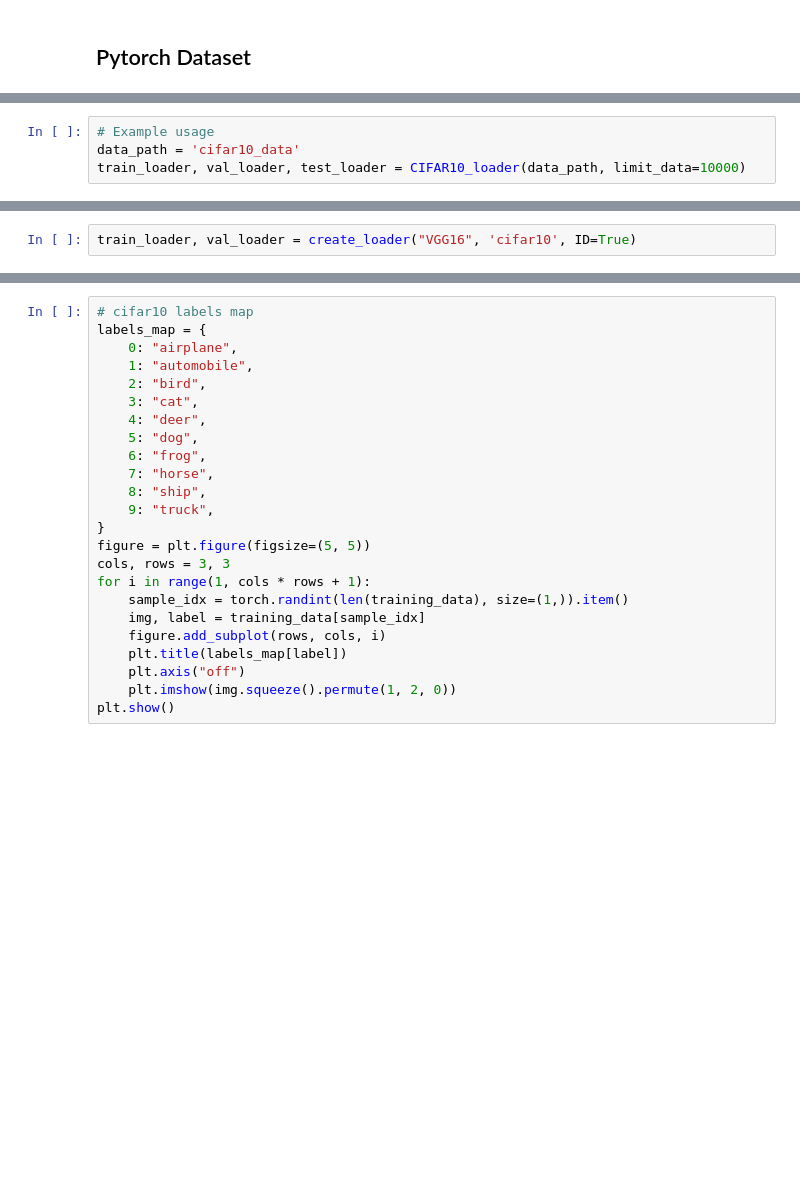
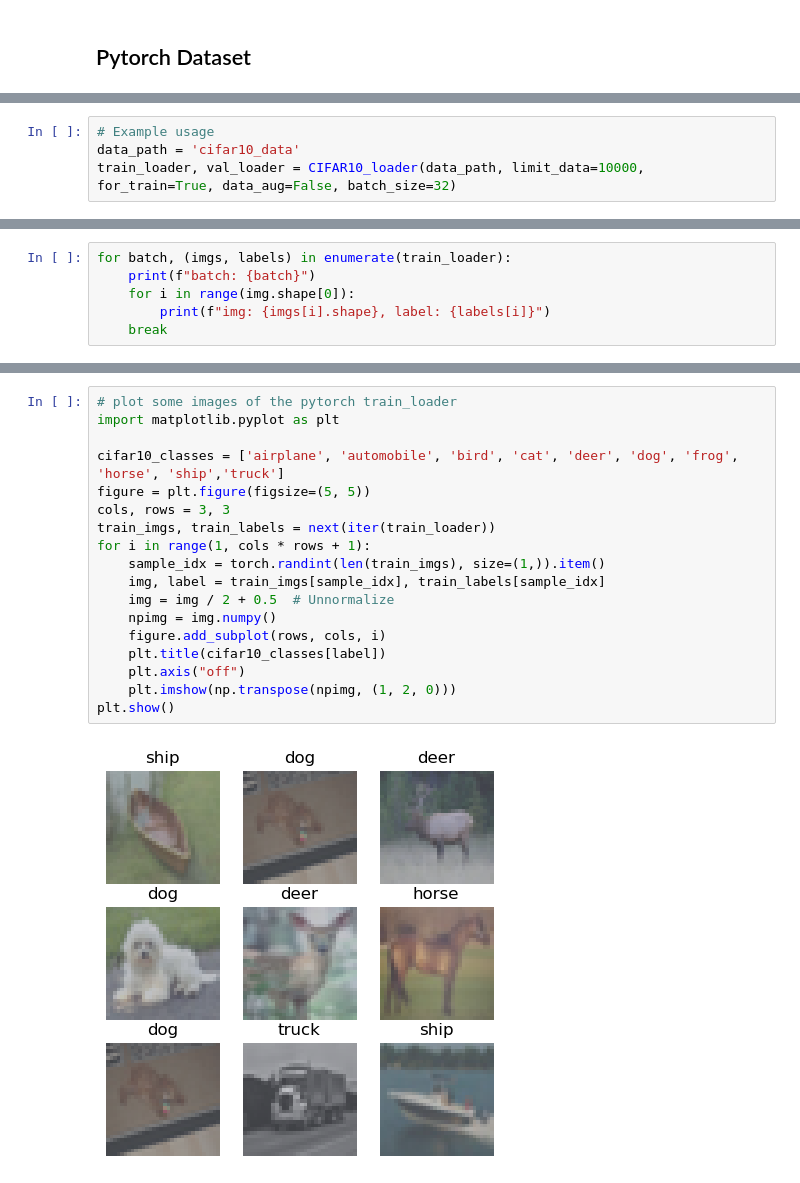
Before and after one commit to DiegoPaezA/qnas_torch, a Jupyter notebook: test_cnn.ipynb, the cells around one changed output, grey strips where cells are left out. Cells and saved outputs as stored; diff of their text form; blank space fills up the shorter version.

```diff
--- a/test_cnn.ipynb
+++ b/test_cnn.ipynb
@@ -428,7 +428,7 @@ from dataloader import create_loader,CIFAR10_loader
 # %%
 # Example usage
 data_path = 'cifar10_data'
-train_loader, val_loader, test_loader = CIFAR10_loader(data_path, limit_data=10000)
+train_loader, val_loader = CIFAR10_loader(data_path, limit_data=10000, for_train=True, data_aug=False, batch_size=32)
 # %% [output]
 Files already downloaded and verified
 Files already downloaded and verified
@@ -445,2 +436,0 @@ batch_idx: 0, inputs: torch.Size([24, 3, 32, 32]), targets: torch.Size([24])
-# %%
-train_loader, val_loader = create_loader("VGG16", 'cifar10', ID=True)
@@ -471,0 +437,6 @@ test_data = datasets.CIFAR10(
+# %%
+for batch, (imgs, labels) in enumerate(train_loader):
+    print(f"batch: {batch}")
+    for i in range(img.shape[0]):
+        print(f"img: {imgs[i].shape}, label: {labels[i]}")
+    break
@@ -472,24 +461,20 @@ test_data = datasets.CIFAR10(
 # %%
-# cifar10 labels map
-labels_map = {
-    0: "airplane",
-    1: "automobile",
-    2: "bird",
-    3: "cat",
-    4: "deer",
-    5: "dog",
-    6: "frog",
-    7: "horse",
-    8: "ship",
-    9: "truck",
-}
+# plot some images of the pytorch train_loader
+import matplotlib.pyplot as plt
+
+cifar10_classes = ['airplane', 'automobile', 'bird', 'cat', 'deer', 'dog', 'frog', 'horse', 'ship','truck']
 figure = plt.figure(figsize=(5, 5))
 cols, rows = 3, 3
+train_imgs, train_labels = next(iter(train_loader))
 for i in range(1, cols * rows + 1):
-    sample_idx = torch.randint(len(training_data), size=(1,)).item()
-    img, label = training_data[sample_idx]
+    sample_idx = torch.randint(len(train_imgs), size=(1,)).item()
+    img, label = train_imgs[sample_idx], train_labels[sample_idx]
+    img = img / 2 + 0.5  # Unnormalize
+    npimg = img.numpy()
     figure.add_subplot(rows, cols, i)
-    plt.title(labels_map[label])
+    plt.title(cifar10_classes[label])
     plt.axis("off")
-    plt.imshow(img.squeeze().permute(1, 2, 0))
+    plt.imshow(np.transpose(npimg, (1, 2, 0)))
 plt.show()
+# %% [output]
+[figure, added]
```
Also changed, not shown: parts of 7 cells of this notebook, 1 other file.
